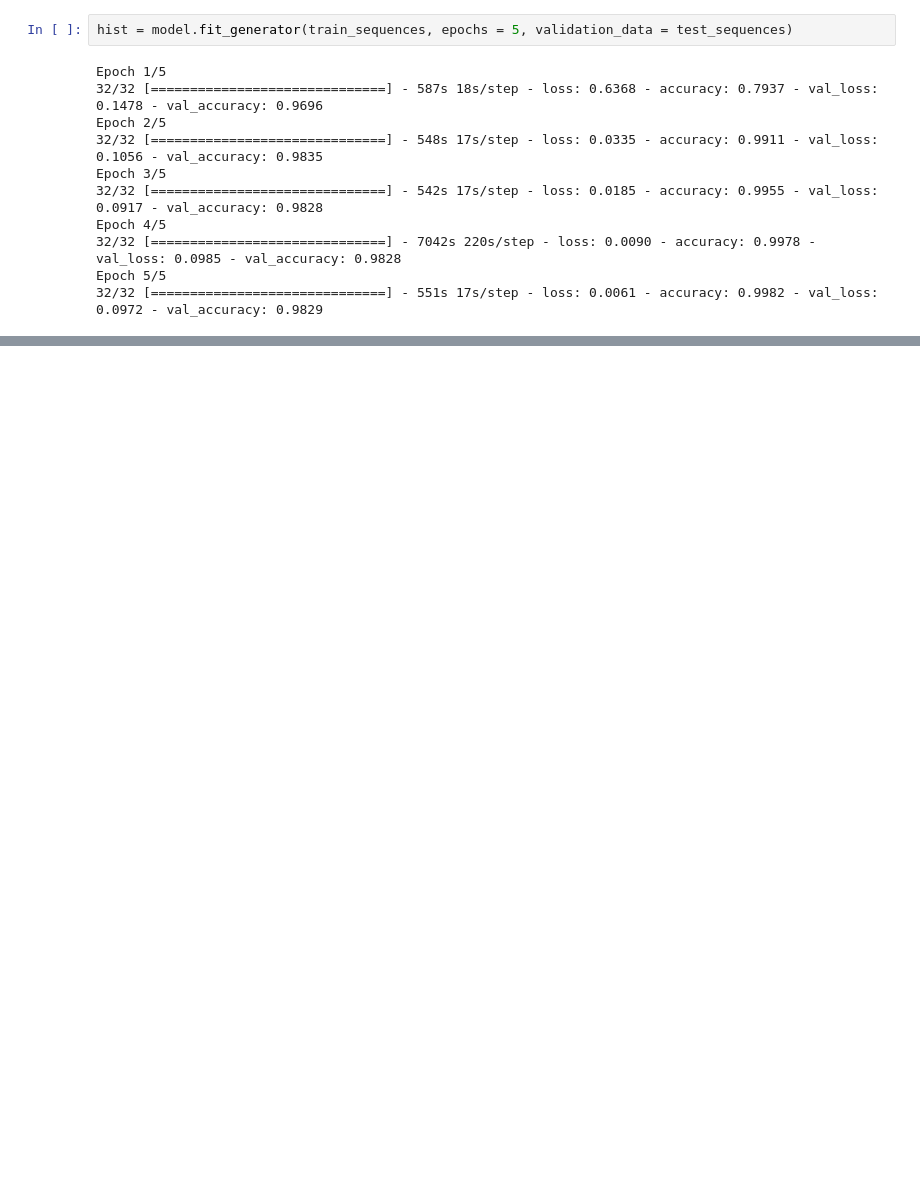
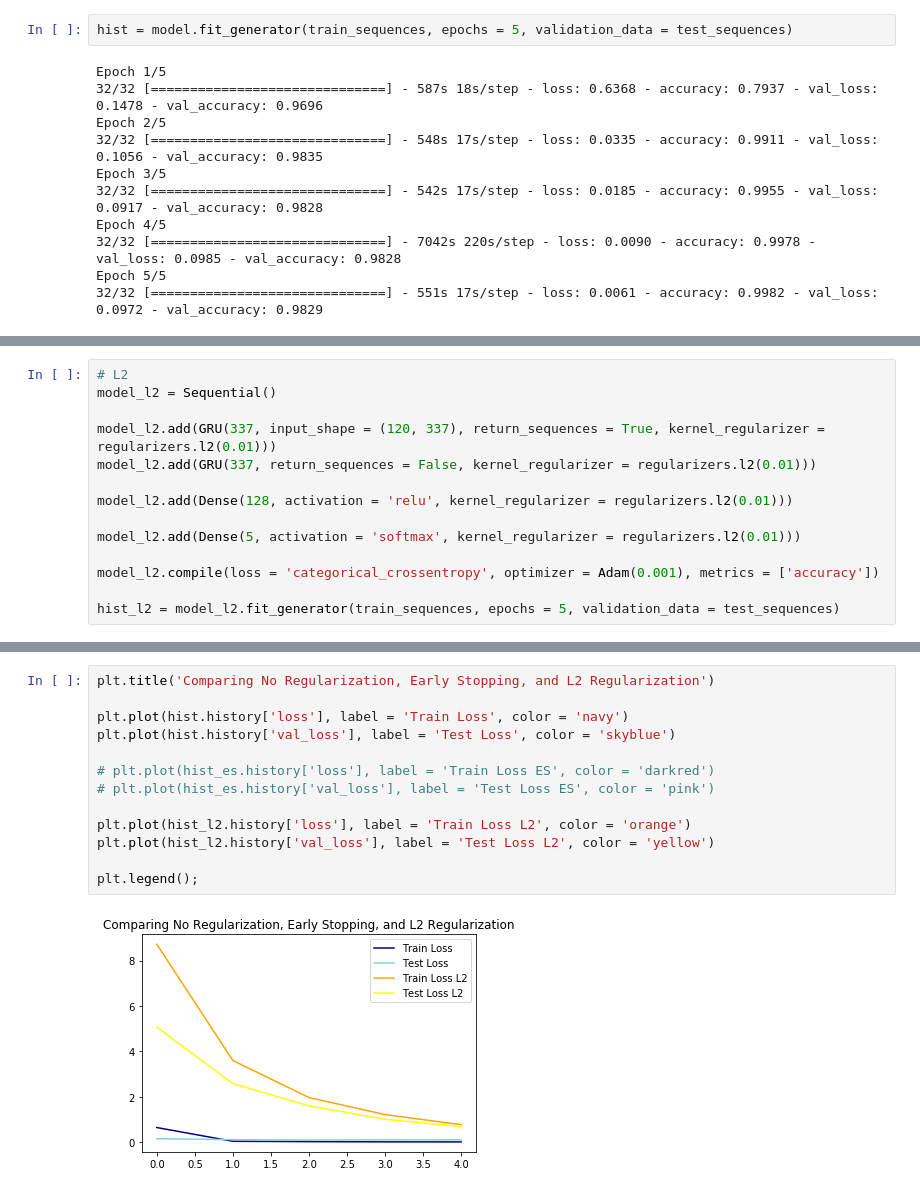
Before and after one commit to raffysantayana/slp-predicting-techs-rnn, a Jupyter notebook: code/RNN.ipynb, the cells around one changed output, grey strips where cells are left out. Drawn from its saved outputs; the diff is of its cells as text; blank space fills up the shorter version.

```diff
--- a/code/RNN.ipynb
+++ b/code/RNN.ipynb
@@ -211,0 +285,14 @@ plt.legend()
+# %%
+# L2
+model_l2 = Sequential()
+
+model_l2.add(GRU(337, input_shape = (120, 337), return_sequences = True, kernel_regularizer = regularizers.l2(0.01)))
+model_l2.add(GRU(337, return_sequences = False, kernel_regularizer = regularizers.l2(0.01)))
+
+model_l2.add(Dense(128, activation = 'relu', kernel_regularizer = regularizers.l2(0.01)))
+
+model_l2.add(Dense(5, activation = 'softmax', kernel_regularizer = regularizers.l2(0.01)))
+
+model_l2.compile(loss = 'categorical_crossentropy', optimizer = Adam(0.001), metrics = ['accuracy'])
+
+hist_l2 = model_l2.fit_generator(train_sequences, epochs = 5, validation_data = test_sequences)
@@ -211,0 +310,15 @@ plt.legend()
+# %%
+plt.title('Comparing No Regularization, Early Stopping, and L2 Regularization')
+
+plt.plot(hist.history['loss'], label = 'Train Loss', color = 'navy')
+plt.plot(hist.history['val_loss'], label = 'Test Loss', color = 'skyblue')
+
+# plt.plot(hist_es.history['loss'], label = 'Train Loss ES', color = 'darkred')
+# plt.plot(hist_es.history['val_loss'], label = 'Test Loss ES', color = 'pink')
+
+plt.plot(hist_l2.history['loss'], label = 'Train Loss L2', color = 'orange')
+plt.plot(hist_l2.history['val_loss'], label = 'Test Loss L2', color = 'yellow')
+
+plt.legend();
+# %% [output]
+[figure, added]
```
Also changed, not shown: parts of 13 cells of this notebook, 4 other files.
